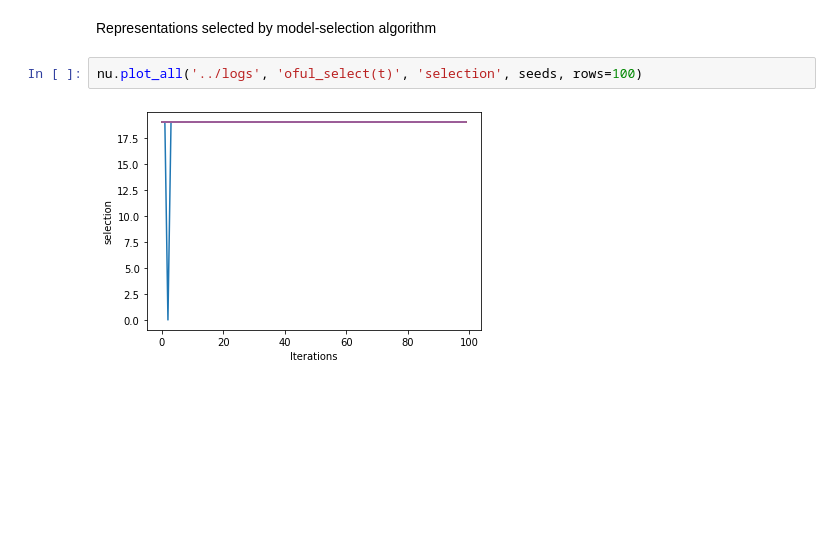
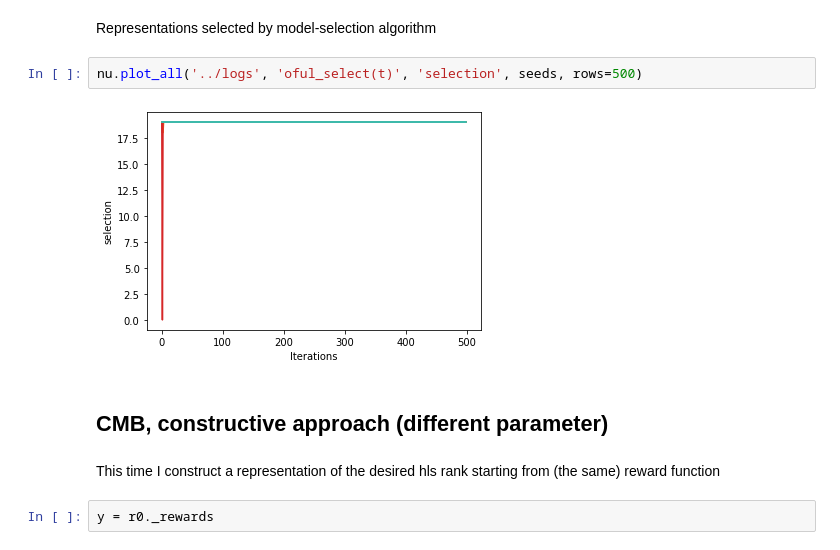
Before and after one commit to T3p/hidden-features, a Jupyter notebook: notebooks/HLS Selection.ipynb, the cells around one changed output. Drawn from its saved outputs; the diff is of its cells as text; blank space fills up the shorter version.

```diff
--- a/notebooks/HLS Selection.ipynb
+++ b/notebooks/HLS Selection.ipynb
@@ -228,6 +235,12 @@ nu.compare('../logs', names, 'cumregret', seeds)
 # %% [markdown]
 Representations selected by model-selection algorithm
 # %%
-nu.plot_all('../logs', 'oful_select(t)', 'selection', seeds, rows=100)
+nu.plot_all('../logs', 'oful_select(t)', 'selection', seeds, rows=500)
 # %% [output]
-[figure, old version]
+[figure, new version]
+# %% [markdown]
+## CMB, constructive approach (different parameter)
+# %% [markdown]
+This time I construct a representation of the desired hls rank starting from (the same) reward function
+# %%
+y = r0._rewards
```
Also changed, not shown: parts of 27 cells of this notebook, 1 other file.
